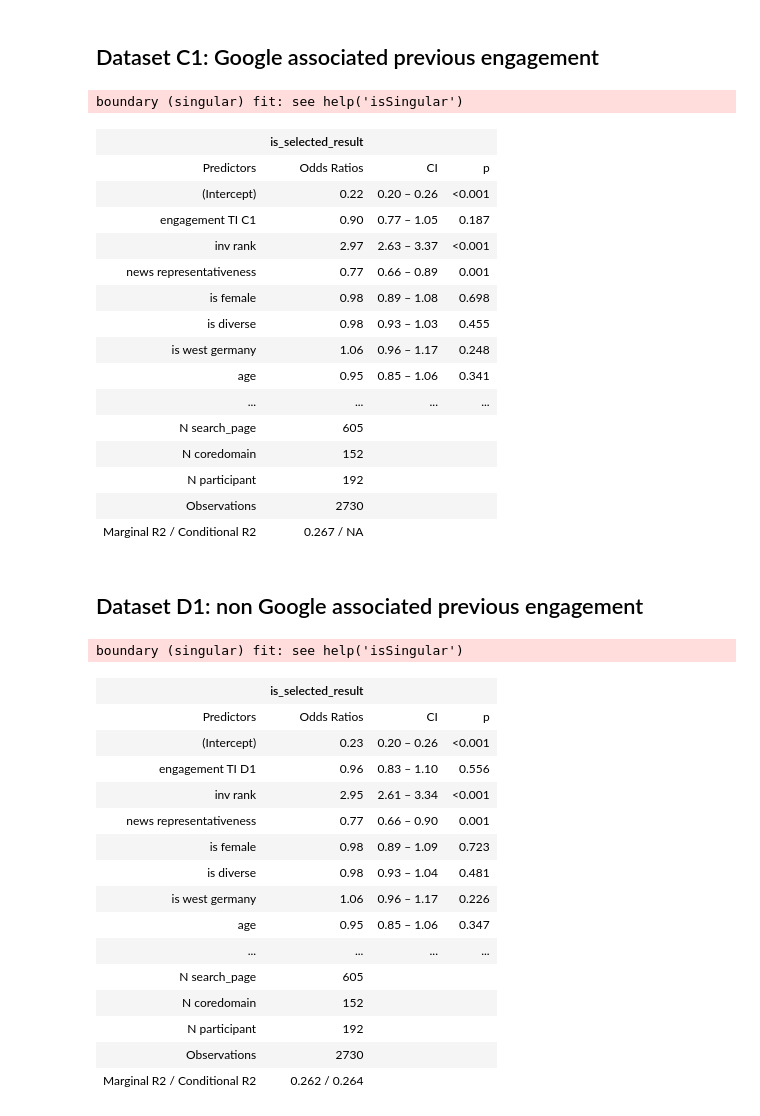
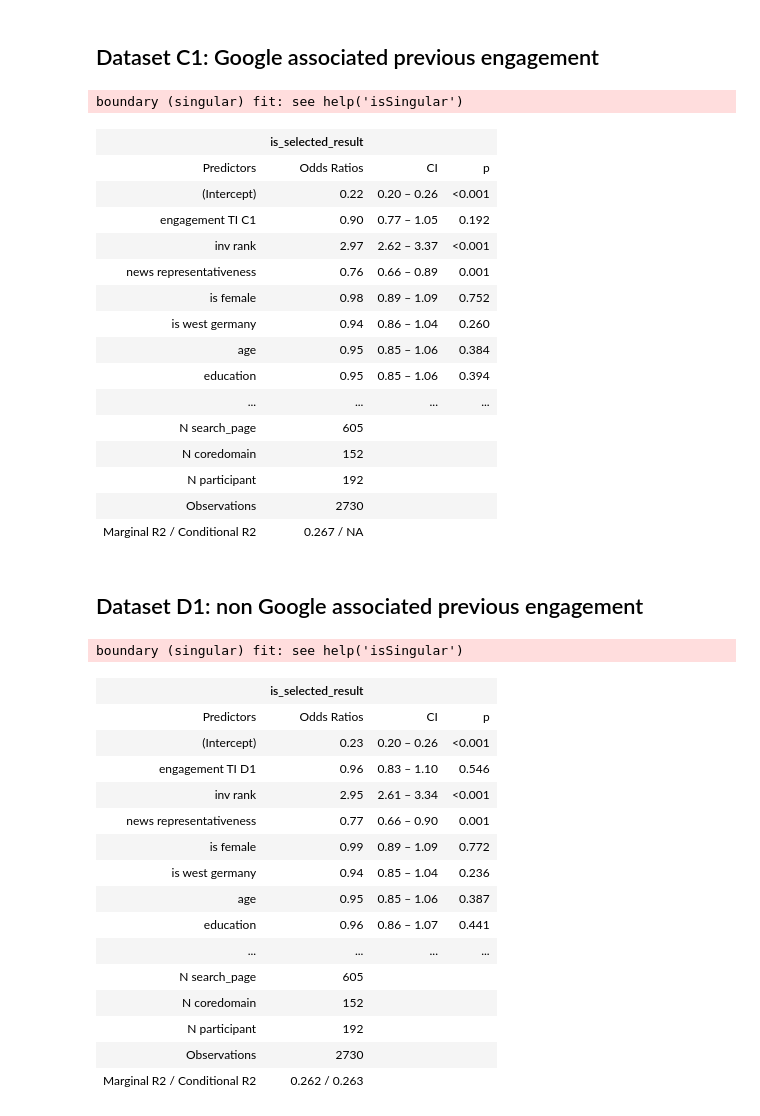
Before and after one commit to gesiscss/news_selection, a Jupyter notebook: 10 - Methods and results section 1 - Time independent models.ipynb, the cells around one changed output. Saved outputs shown, nothing was run; the diff lists cells and outputs as text; code cells hidden in the pictures.

Commit message:
removing diverse control, improving summary

```diff
--- a/10 - Methods and results section 1 - Time independent models.ipynb
+++ b/10 - Methods and results section 1 - Time independent models.ipynb
@@ -207,7 +217,6 @@ ti_model_C1 <- glmer(is_selected_result ~
 
                             # control for demographics
                             + is_female
-                            + is_diverse
                             + is_west_germany
                             + age
                             + education
@@ -233,13 +242,13 @@ boundary (singular) fit: see help('isSingular')
 |  | is_selected_result |  |  |
 | Predictors | Odds Ratios | CI | p |
 | (Intercept) | 0.22 | 0.20 – 0.26 | <0.001 |
-| engagement TI C1 | 0.90 | 0.77 – 1.05 | 0.187 |
-| inv rank | 2.97 | 2.63 – 3.37 | <0.001 |
-| news representativeness | 0.77 | 0.66 – 0.89 | 0.001 |
-| is female | 0.98 | 0.89 – 1.08 | 0.698 |
-| is diverse | 0.98 | 0.93 – 1.03 | 0.455 |
-| is west germany | 1.06 | 0.96 – 1.17 | 0.248 |
-| age | 0.95 | 0.85 – 1.06 | 0.341 |
+| engagement TI C1 | 0.90 | 0.77 – 1.05 | 0.192 |
+| inv rank | 2.97 | 2.62 – 3.37 | <0.001 |
+| news representativeness | 0.76 | 0.66 – 0.89 | 0.001 |
+| is female | 0.98 | 0.89 – 1.09 | 0.752 |
+| is west germany | 0.94 | 0.86 – 1.04 | 0.260 |
+| age | 0.95 | 0.85 – 1.06 | 0.384 |
+| education | 0.95 | 0.85 – 1.06 | 0.394 |
 | ... | ... | ... | ... |
 | N search_page | 605 |  |  |
 | N coredomain | 152 |  |  |
@@ -258,44 +267,43 @@ ti_model_D1 <- glmer(is_selected_result ~
                             * news_representativeness
 
                             # control for demographics
                             + is_female
-                            + is_diverse
                             + is_west_germany
                             + age
                             + education
                             + political_alignment
 
                             # control for election day
                             + is_during_elections
                             + is_after_elections
 
                             # within subject controls
                             + (1|search_page)
                             + (1|coredomain)
                             + (1|participant)
 
                             , data=wtdata, family=binomial)
 
 
 # save the model and display
 htmlmodel <- tab_model(ti_model_D1, wrap.labels = F, CSS = css)
 writeLines(text = htmlmodel$page.complete, con = "statistical_tests/ti_model_D1.html")
 IRdisplay::display_html( htmlmodel$page.content)
 # %% [output]
 boundary (singular) fit: see help('isSingular')
 |  | is_selected_result |  |  |
 | Predictors | Odds Ratios | CI | p |
 | (Intercept) | 0.23 | 0.20 – 0.26 | <0.001 |
-| engagement TI D1 | 0.96 | 0.83 – 1.10 | 0.556 |
+| engagement TI D1 | 0.96 | 0.83 – 1.10 | 0.546 |
 | inv rank | 2.95 | 2.61 – 3.34 | <0.001 |
 | news representativeness | 0.77 | 0.66 – 0.90 | 0.001 |
-| is female | 0.98 | 0.89 – 1.09 | 0.723 |
-| is diverse | 0.98 | 0.93 – 1.04 | 0.481 |
-| is west germany | 1.06 | 0.96 – 1.17 | 0.226 |
-| age | 0.95 | 0.85 – 1.06 | 0.347 |
+| is female | 0.99 | 0.89 – 1.09 | 0.772 |
+| is west germany | 0.94 | 0.85 – 1.04 | 0.236 |
+| age | 0.95 | 0.85 – 1.06 | 0.387 |
+| education | 0.96 | 0.86 – 1.07 | 0.441 |
 | ... | ... | ... | ... |
 | N search_page | 605 |  |  |
 | N coredomain | 152 |  |  |
 | N participant | 192 |  |  |
 | Observations | 2730 |  |  |
-| Marginal R2 / Conditional R2 | 0.262 / 0.264 |  |  |
+| Marginal R2 / Conditional R2 | 0.262 / 0.263 |  |  |
```
Also changed, not shown: parts of 4 cells of this notebook, 20 other files.
